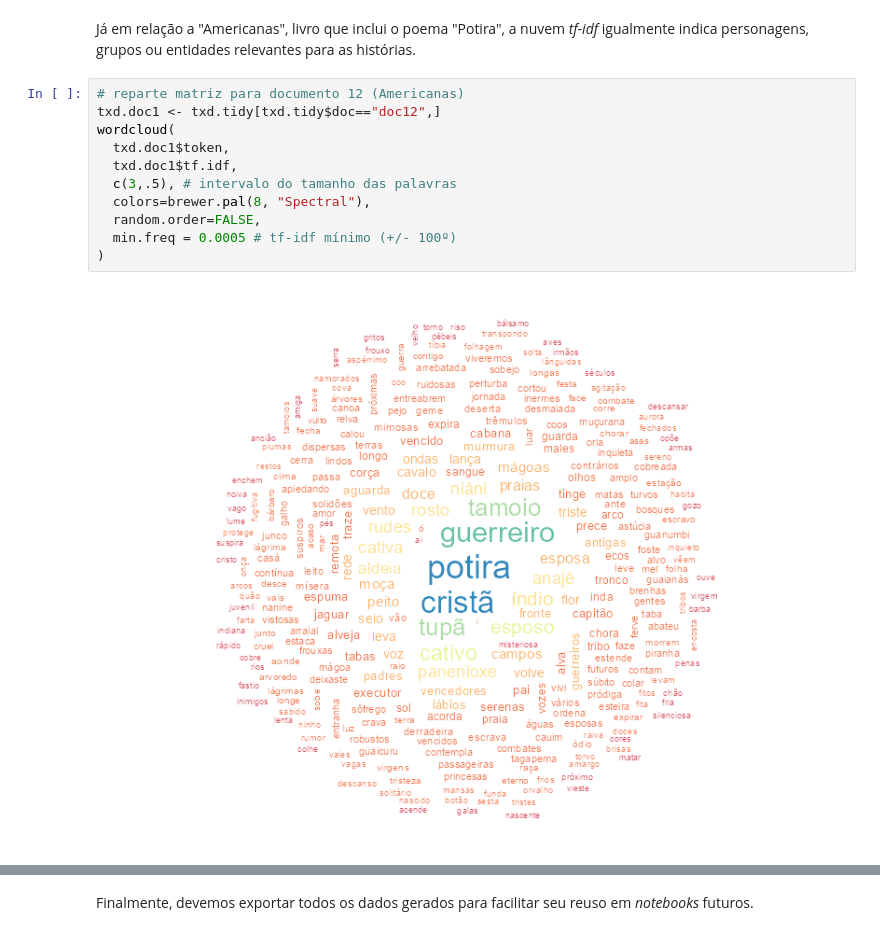
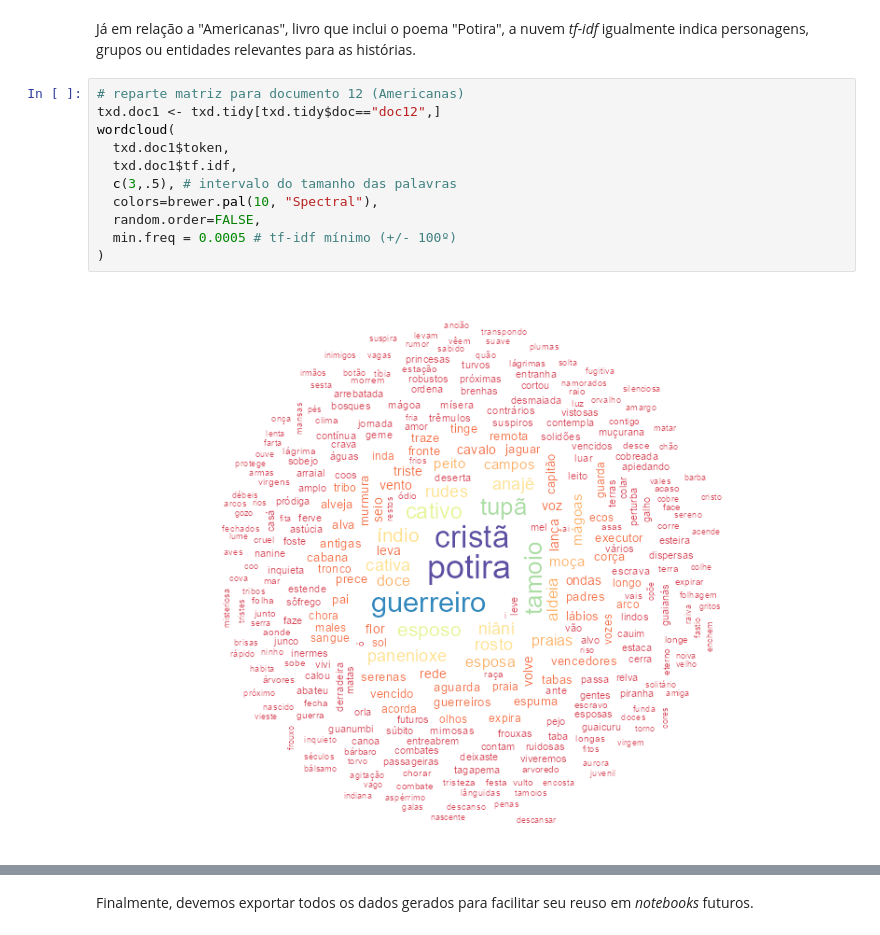
Before and after one commit to hugocristo/seminario-ia-dados, a Jupyter notebook: aula-03/aula-03.ipynb, the cells around one changed output, grey strips where cells are left out. Saved outputs shown, nothing was run; the diff lists cells and outputs as text.

```diff
--- a/aula-03/aula-03.ipynb
+++ b/aula-03/aula-03.ipynb
@@ -829,13 +867,13 @@ Já em relação a "Americanas", livro que inclui o poema "Potira", a nuvem *tf-
 # %%
 # reparte matriz para documento 12 (Americanas)
 txd.doc1 <- txd.tidy[txd.tidy$doc=="doc12",]
 wordcloud(
   txd.doc1$token,
   txd.doc1$tf.idf,
   c(3,.5), # intervalo do tamanho das palavras
-  colors=brewer.pal(8, "Spectral"),
+  colors=brewer.pal(10, "Spectral"),
   random.order=FALSE,
   min.freq = 0.0005 # tf-idf mínimo (+/- 100º)
 )
 # %% [output]
-[figure, old version]
+[figure, new version]
```
Also changed, not shown: parts of 15 cells of this notebook, 10 other files.
